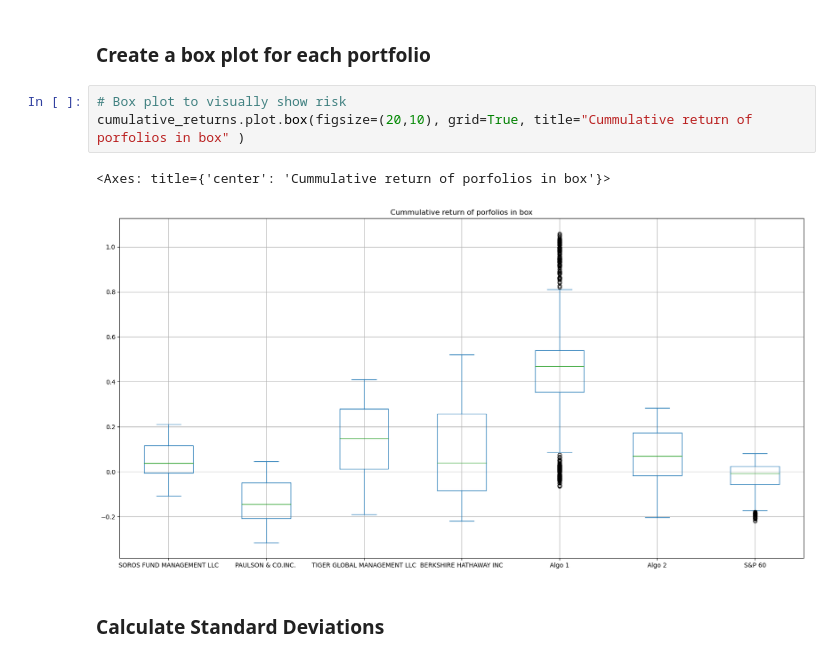
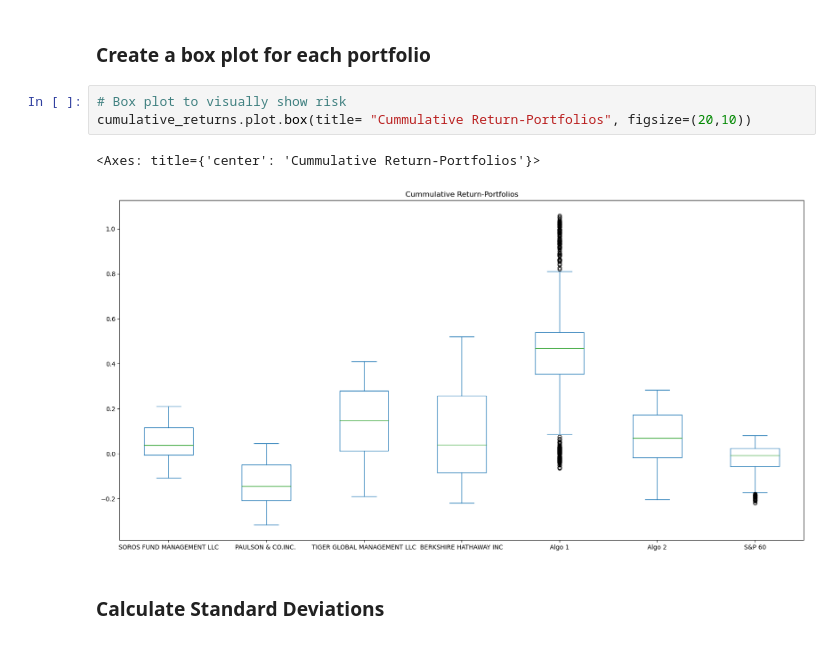
Before and after one commit to P4RASTOO/Challenge_04, a Jupyter notebook: whale_analysis.ipynb, the cells around one changed output. Saved outputs shown, nothing was run; the diff lists cells and outputs as text.

```diff
--- a/whale_analysis.ipynb
+++ b/whale_analysis.ipynb
@@ -240,10 +240,10 @@ Determine the _risk_ of each portfolio:
 ### Create a box plot for each portfolio
 # %%
 # Box plot to visually show risk
-cumulative_returns.plot.box(figsize=(20,10), grid=True, title="Cummulative return of porfolios in box" )
+cumulative_returns.plot.box(title= "Cummulative Return-Portfolios", figsize=(20,10))
 # %% [output]
-<Axes: title={'center': 'Cummulative return of porfolios in box'}>
+<Axes: title={'center': 'Cummulative Return-Portfolios'}>
-[figure, old version]
+[figure, new version]
 # %% [markdown]
 ### Calculate Standard Deviations
 # %%
```
Also changed, not shown: parts of 10 cells of this notebook.
